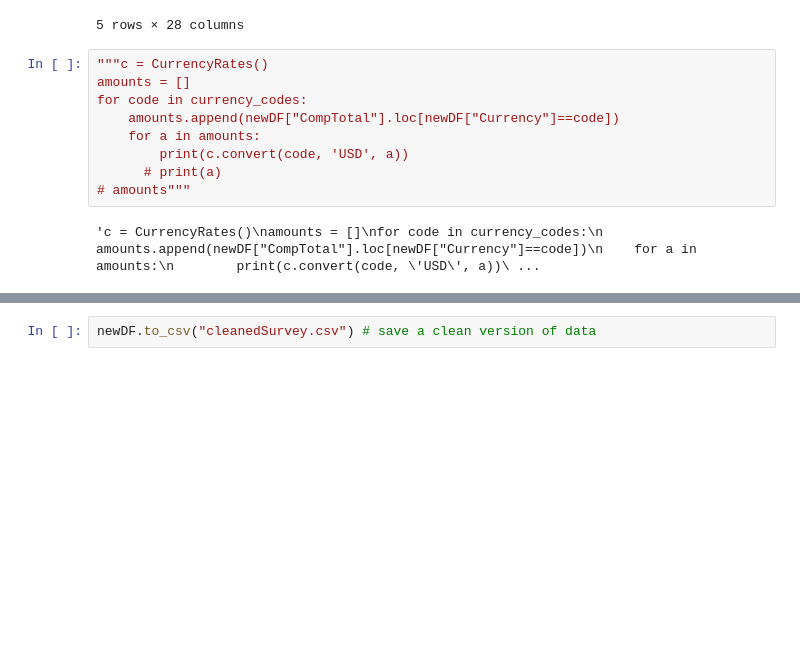
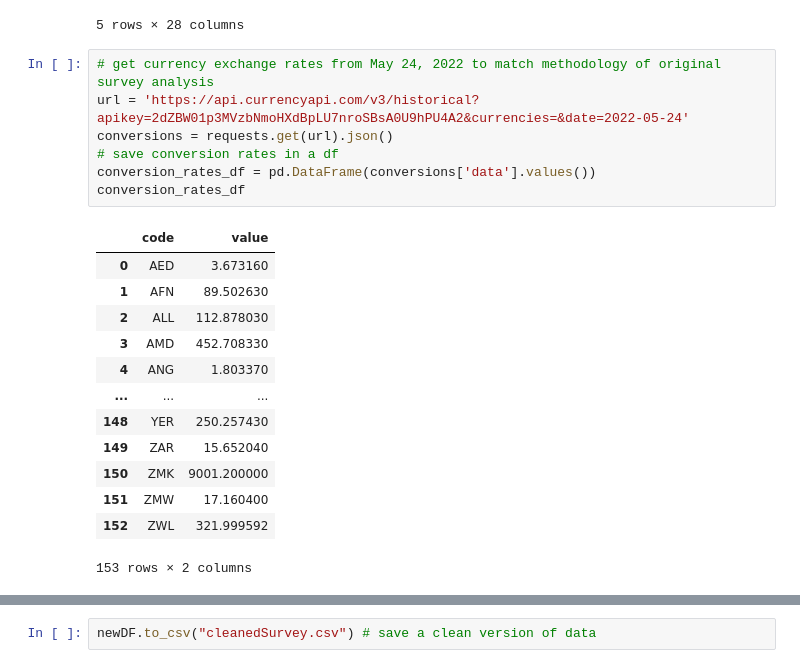
Before and after one commit to ColonShort/Project-4, a Jupyter notebook: Survey Results.ipynb, the cells around one changed output, grey strips where cells are left out. Cells and saved outputs as stored; diff of their text form; blank space fills up the shorter version.

```diff
--- a/Survey Results.ipynb
+++ b/Survey Results.ipynb
@@ -190,14 +186,24 @@ newDF.head() # check for updated column
 | 3 | I am a developer by profession | Employed, full-time | Hybrid (some remote, some in-person) | Master’s degree (M.A., M.S., M.En... | 4 | Developer, full-stack | Italy | EUR | 32000.0 | ... |
 | 4 | I am a developer by profession | Employed, full-time | Fully remote | Something else | 20 | Developer, back-end | Canada | CAD | 125000.0 | ... |
 5 rows × 28 columns
-# %%
-"""c = CurrencyRates()
-amounts = []
-for code in currency_codes:
-    amounts.append(newDF["CompTotal"].loc[newDF["Currency"]==code])
-    for a in amounts:
-        print(c.convert(code, 'USD', a))
-      # print(a)
-# amounts"""
-# %% [output]
-'c = CurrencyRates()\namounts = []\nfor code in currency_codes:\n    amounts.append(newDF["CompTotal"].loc[newDF["Currency"]==code])\n    for a in amounts:\n        print(c.convert(code, \'USD\', a))\ ...
+# %%
+# get currency exchange rates from May 24, 2022 to match methodology of original survey analysis
+url = 'https://api.currencyapi.com/v3/historical?apikey=2dZBW01p3MVzbNmoHXdBpLU7nroSBsA0U9hPU4A2&currencies=&date=2022-05-24'
+conversions = requests.get(url).json()
+# save conversion rates in a df
+conversion_rates_df = pd.DataFrame(conversions['data'].values())
+conversion_rates_df
+# %% [output]
+|  | code | value |
+| 0 | AED | 3.673160 |
+| 1 | AFN | 89.502630 |
+| 2 | ALL | 112.878030 |
+| 3 | AMD | 452.708330 |
+| 4 | ANG | 1.803370 |
+| ... | ... | ... |
+| 148 | YER | 250.257430 |
+| 149 | ZAR | 15.652040 |
+| 150 | ZMK | 9001.200000 |
+| 151 | ZMW | 17.160400 |
+| 152 | ZWL | 321.999592 |
+153 rows × 2 columns
```
Also changed, not shown: parts of 8 cells of this notebook, 1 other file.
